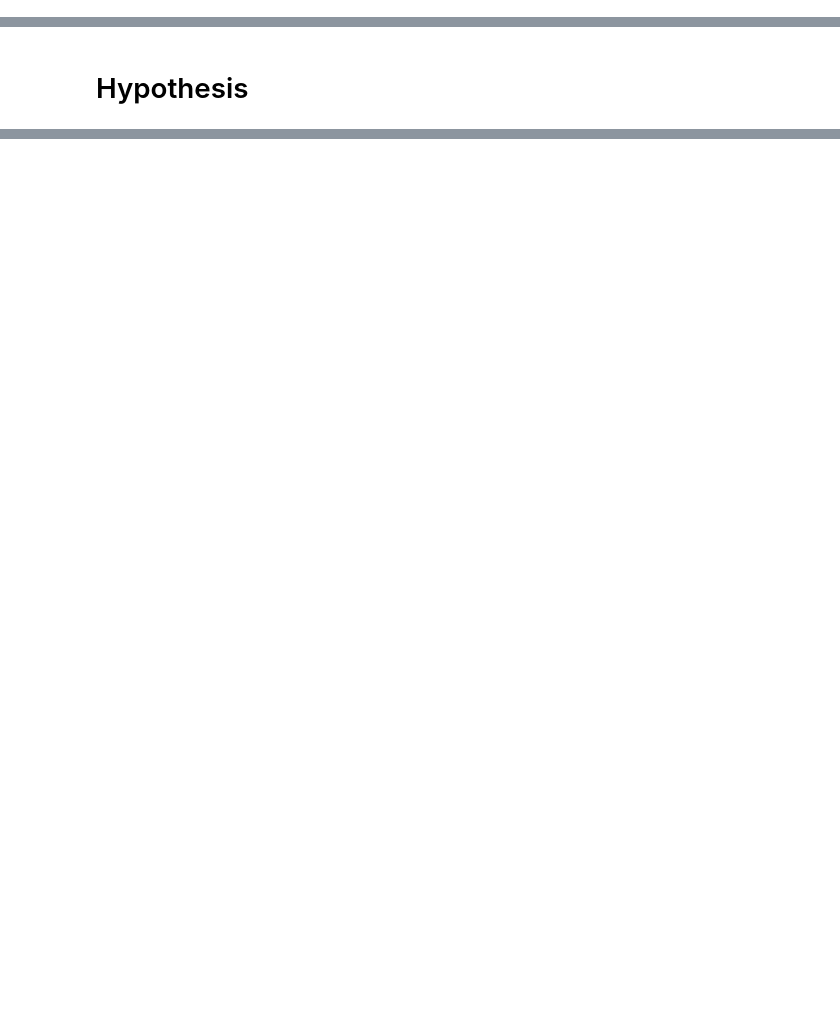
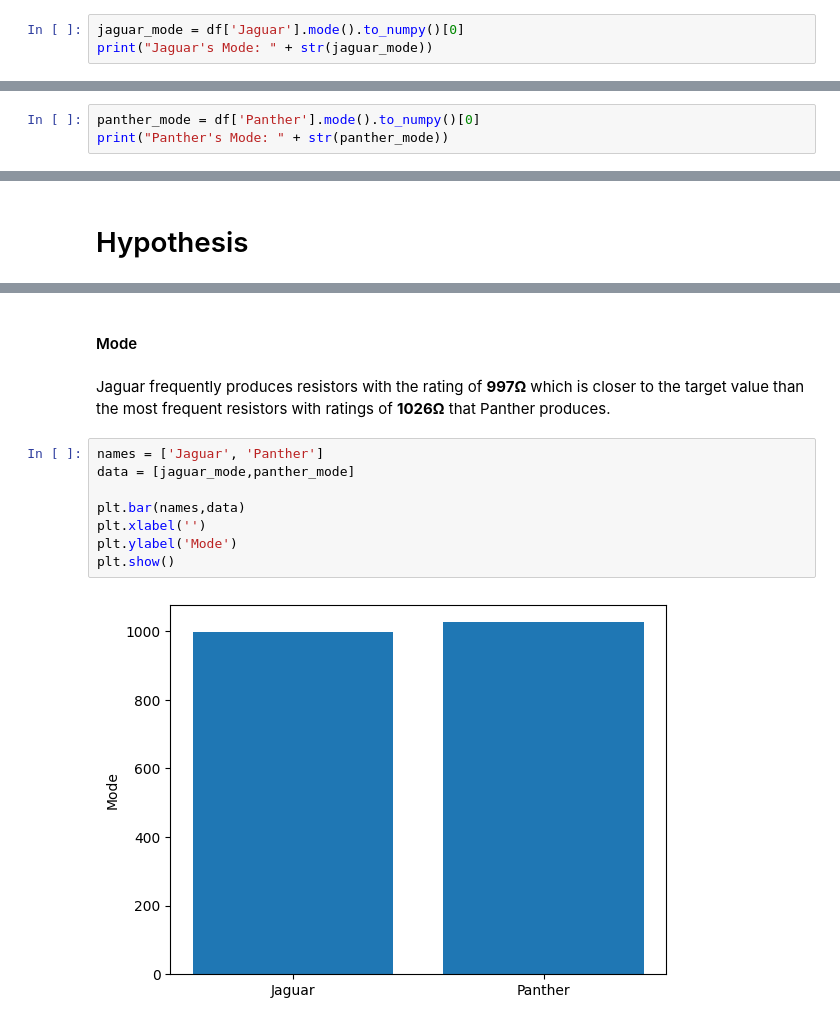
Before and after one commit to geobutas/MATHEDA-Butas, a Jupyter notebook: WK4 - Exam/WK4-EDA-Activity-1-Descriptive-Statistics.ipynb, the cells around one changed output, grey strips where cells are left out. Saved outputs shown, nothing was run; the diff lists cells and outputs as text; blank space fills up the shorter version.

```diff
--- a/WK4 - Exam/WK4-EDA-Activity-1-Descriptive-Statistics.ipynb
+++ b/WK4 - Exam/WK4-EDA-Activity-1-Descriptive-Statistics.ipynb
@@ -21,0 +88,3 @@ df = pd.read_csv("")
+# %%
+jaguar_mode = df['Jaguar'].mode().to_numpy()[0]
+print("Jaguar's Mode: " + str(jaguar_mode))
@@ -21,0 +150,3 @@ df = pd.read_csv("")
+# %%
+panther_mode = df['Panther'].mode().to_numpy()[0]
+print("Panther's Mode: " + str(panther_mode))
@@ -23,0 +228,14 @@ df = pd.read_csv("")
+# %% [markdown]
+#### Mode
+# %% [markdown]
+Jaguar frequently produces resistors with the rating of **997Ω** which is closer to the target value than the most frequent resistors with ratings of **1026Ω** that Panther produces.
+# %%
+names = ['Jaguar', 'Panther']
+data = [jaguar_mode,panther_mode]
+
+plt.bar(names,data)
+plt.xlabel('')
+plt.ylabel('Mode')
+plt.show()
+# %% [output]
+[figure, added]
```
Also changed, not shown: parts of 66 cells of this notebook.
